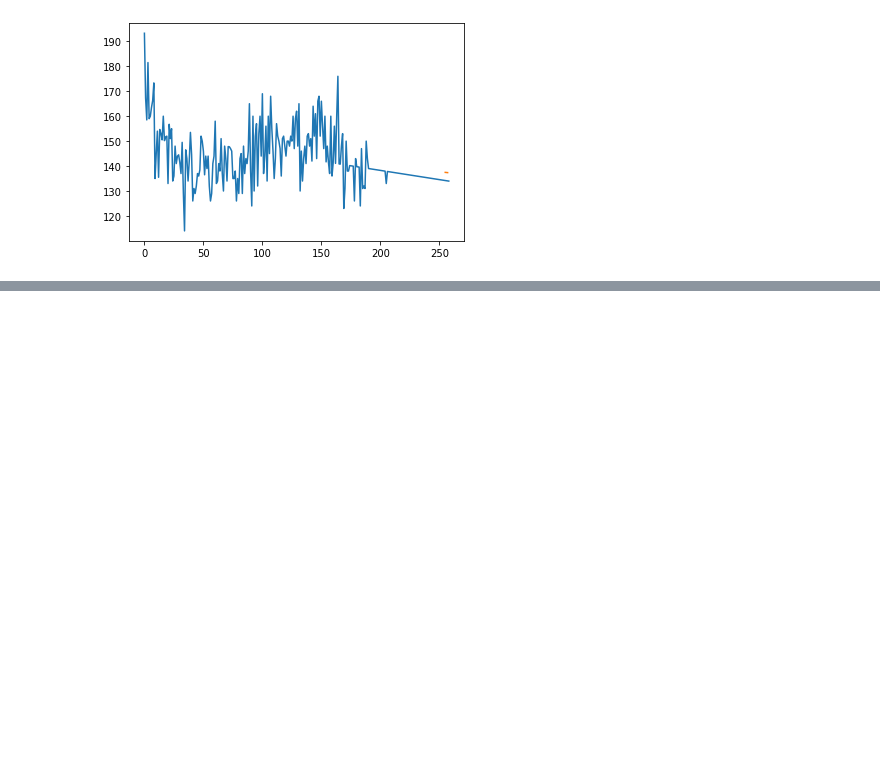
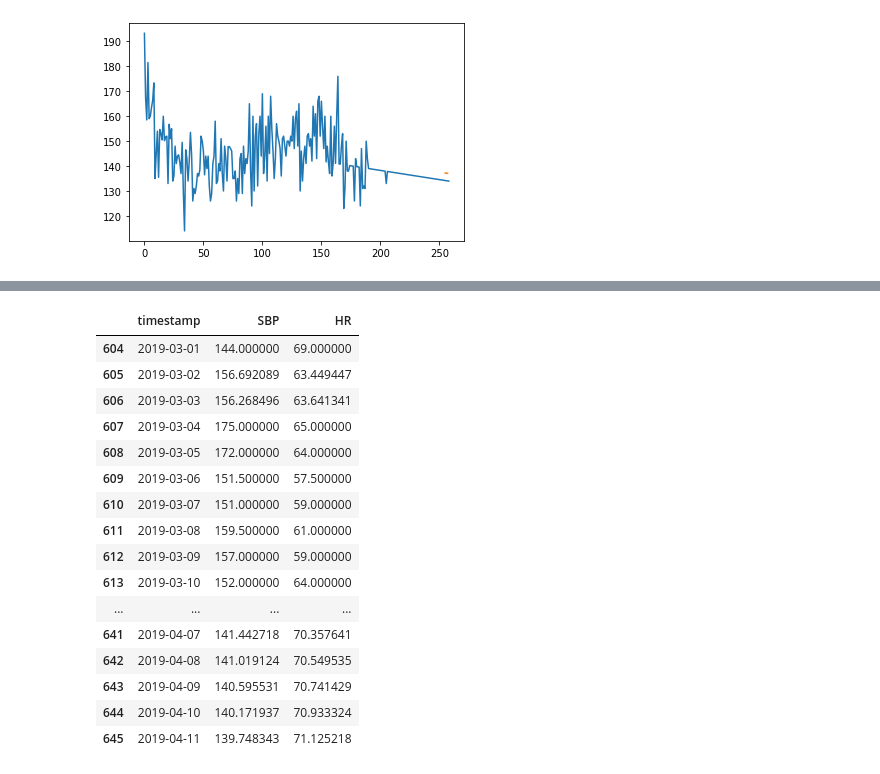
Before and after one commit to PKing70/Sentinel, a Jupyter notebook: LSTM/mylstm.ipynb, the cells around one changed output, grey strips where cells are left out. Cells and saved outputs as stored; diff of their text form; code cells hidden in the pictures; blank space fills up the shorter version.

```diff
--- a/LSTM/mylstm.ipynb
+++ b/LSTM/mylstm.ipynb
@@ -369,2 +439,12 @@ for patient in patients:
+# %%
+df_select_uuid = df_vitals_sbp.loc[df_vitals_sbp['patient_uuid'] == 1523219] #1127912 73939445 1164638
+df_select_uuid_hr = df_vitals_hr.loc[df_vitals_hr['patient_uuid'] == 1523219]
+df_SBP = df_select_uuid[['timestamp','SBP']]
+#df_HR = df_select_uuid_hr[['HR']]
+#df_SBP = df_select_uuid[['timestamp','SBP']]
+df_HR = df_select_uuid_hr[['timestamp','HR']]
+#df_SBP.head()
+#df_HR.head()
+#df_HR.iloc[ : , 1 ]
 # %%
 tr, te, tP, yh = lstm_model(df_SBP)
@@ -388,0 +451,2 @@ yhat:  [[0.30374134 0.30608746 0.3052766  0.3067553  0.30741012 0.30707458
+# %%
+trHR, teHR, tPHR, yhHR = lstm_model(df_HR)
@@ -388,0 +525,21 @@ yhat:  [[0.30374134 0.30608746 0.3052766  0.3067553  0.30741012 0.30707458
+# %%
+tr = tr.assign(HR=trHR.loc[:, ['HR']])
+tr
+# %% [output]
+|  | timestamp | SBP | HR |
+| 604 | 2019-03-01 | 144.000000 | 69.000000 |
+| 605 | 2019-03-02 | 156.692089 | 63.449447 |
+| 606 | 2019-03-03 | 156.268496 | 63.641341 |
+| 607 | 2019-03-04 | 175.000000 | 65.000000 |
+| 608 | 2019-03-05 | 172.000000 | 64.000000 |
+| 609 | 2019-03-06 | 151.500000 | 57.500000 |
+| 610 | 2019-03-07 | 151.000000 | 59.000000 |
+| 611 | 2019-03-08 | 159.500000 | 61.000000 |
+| 612 | 2019-03-09 | 157.000000 | 59.000000 |
+| 613 | 2019-03-10 | 152.000000 | 64.000000 |
+| ... | ... | ... | ... |
+| 641 | 2019-04-07 | 141.442718 | 70.357641 |
+| 642 | 2019-04-08 | 141.019124 | 70.549535 |
+| 643 | 2019-04-09 | 140.595531 | 70.741429 |
+| 644 | 2019-04-10 | 140.171937 | 70.933324 |
+| 645 | 2019-04-11 | 139.748343 | 71.125218 |
```
Also changed, not shown: parts of 39 cells of this notebook.
